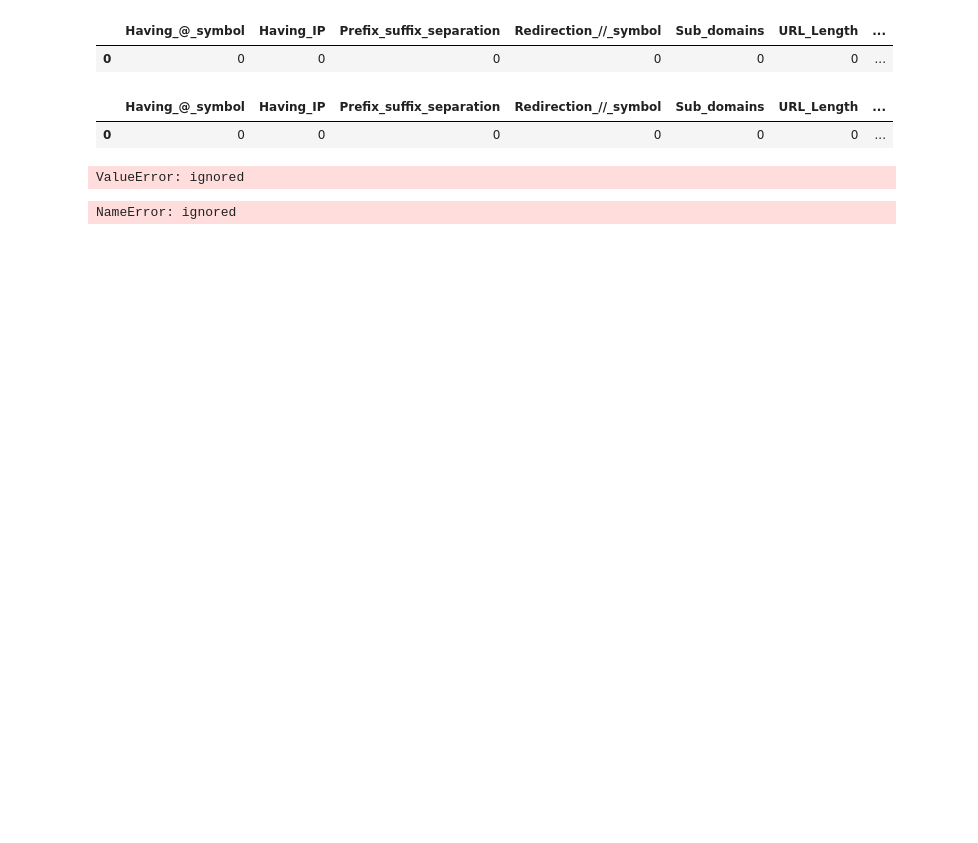
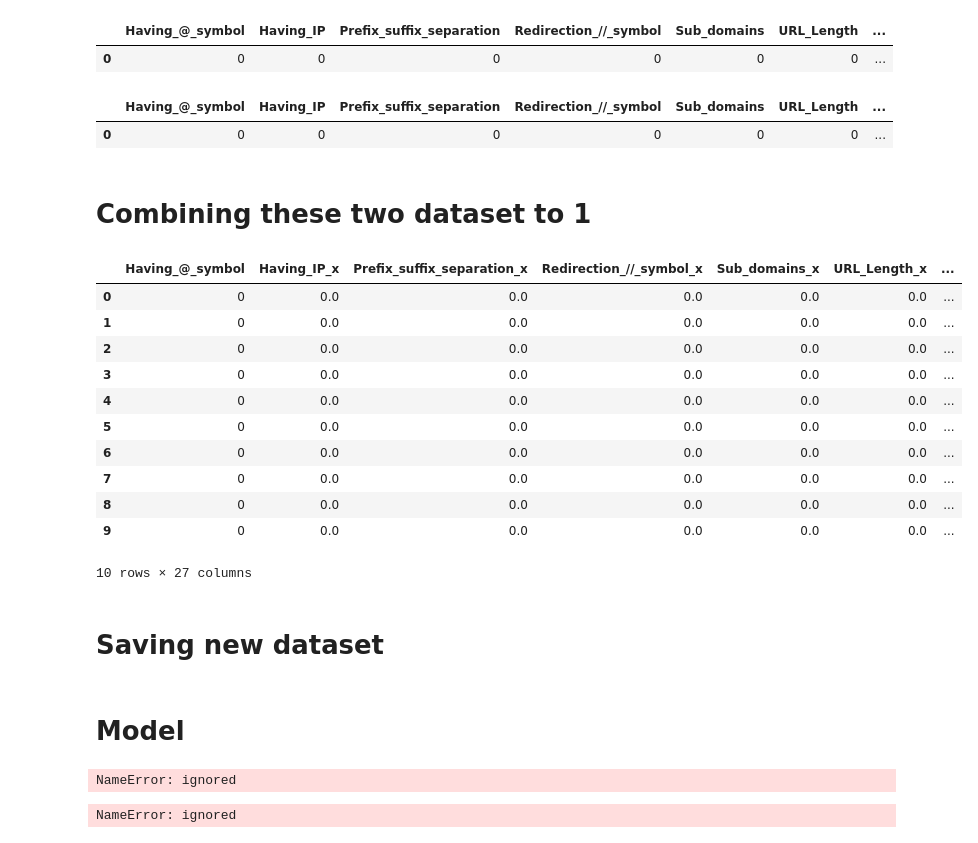
Before and after one commit to rdkdaniel/Social-Engineering, a Jupyter notebook: Phishing_Detection_Python.ipynb, the cells around one changed output. Saved outputs shown, nothing was run; the diff lists cells and outputs as text; code cells hidden in the pictures; blank space fills up the shorter version.

```diff
--- a/Phishing_Detection_Python.ipynb
+++ b/Phishing_Detection_Python.ipynb
@@ -76,3 +76,28 @@ legit_urls.head(1)
 # %% [output]
 |  | Having_@_symbol | Having_IP | Prefix_suffix_separation | Redirection_//_symbol | Sub_domains | URL_Length | ... |
 | 0 | 0 | 0 | 0 | 0 | 0 | 0 | ... |
+# %% [markdown]
+# **Combining these two dataset to 1**
+# %%
+#using merge function by setting how='outer'
+phishdata = pd.merge(legit_urls, phish_urls,
+                   on='Having_@_symbol',
+                   how='outer')
+# %%
+# displaying result
+phishdata.head(10)
+# %% [output]
+|  | Having_@_symbol | Having_IP_x | Prefix_suffix_separation_x | Redirection_//_symbol_x | Sub_domains_x | URL_Length_x | ... |
+| 0 | 0 | 0.0 | 0.0 | 0.0 | 0.0 | 0.0 | ... |
+| 1 | 0 | 0.0 | 0.0 | 0.0 | 0.0 | 0.0 | ... |
+| 2 | 0 | 0.0 | 0.0 | 0.0 | 0.0 | 0.0 | ... |
+| 3 | 0 | 0.0 | 0.0 | 0.0 | 0.0 | 0.0 | ... |
+| 4 | 0 | 0.0 | 0.0 | 0.0 | 0.0 | 0.0 | ... |
+| 5 | 0 | 0.0 | 0.0 | 0.0 | 0.0 | 0.0 | ... |
+| 6 | 0 | 0.0 | 0.0 | 0.0 | 0.0 | 0.0 | ... |
+| 7 | 0 | 0.0 | 0.0 | 0.0 | 0.0 | 0.0 | ... |
+| 8 | 0 | 0.0 | 0.0 | 0.0 | 0.0 | 0.0 | ... |
+| 9 | 0 | 0.0 | 0.0 | 0.0 | 0.0 | 0.0 | ... |
+10 rows × 27 columns
+# %% [markdown]
+# **Saving new dataset**
@@ -79,11 +107,12 @@ legit_urls.head(1)
+# %% [markdown]
+# **Model**
 # %%
 from sklearn.model_selection import train_test_split
 # %%
 #split the data set into testing and training parts
-legit_train, legit_test, phish_train, phish_test = train_test_split(legit_urls, phish_urls, test_size=0.2, random_state=25)
-#What is wrong here?
+data_train, data_test, labels_train, labels_test = train_test_split(phishdata, labels, test_size=0.30, random_state=110)
 # %% [output]
-ValueError: ignored
+NameError: ignored
 # %%
 reg = RandomForestClassifier(max_depth = 2, random_state = 0)
 # %%
```
Also changed, not shown: parts of 2 cells of this notebook.
